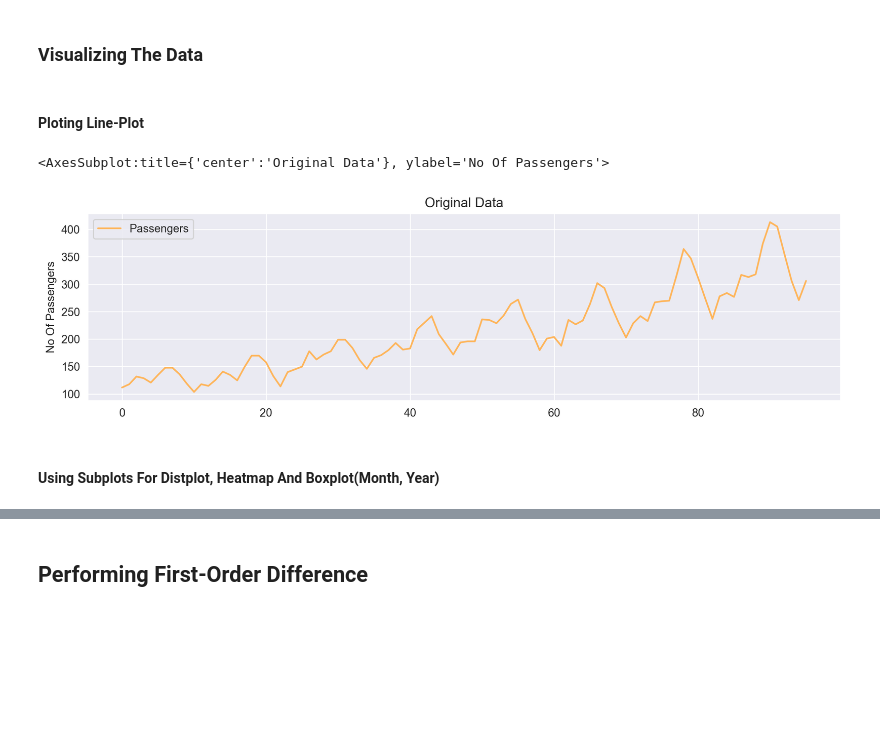
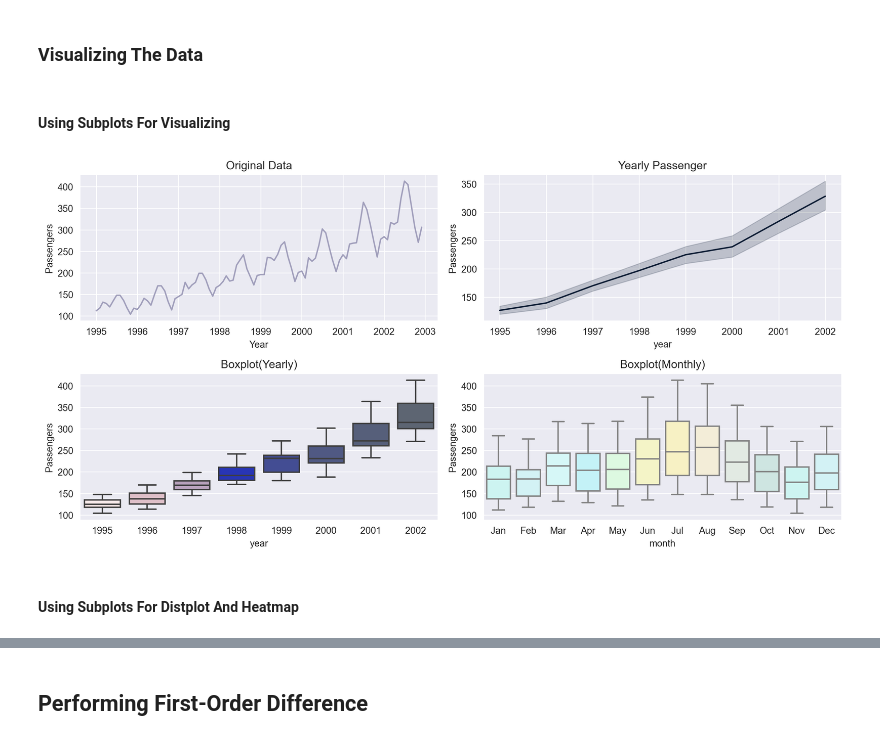
Before and after one commit to kunal-mallick/Data-Science-Assignments, a Jupyter notebook: Assignment_18_Forecasting/Code/Q1_AirlinesData.ipynb, the cells around one changed output, grey strips where cells are left out. Drawn from its saved outputs; the diff is of its cells as text; code cells hidden in the pictures; blank space fills up the shorter version.

```diff
--- a/Assignment_18_Forecasting/Code/Q1_AirlinesData.ipynb
+++ b/Assignment_18_Forecasting/Code/Q1_AirlinesData.ipynb
@@ -147,13 +176,25 @@ hm_y_m
 # %% [markdown]
 ### Visualizing The Data
-# %% [markdown]
-#### Ploting Line-Plot
-# %%
-plt.title('Original Data')
-plt.ylabel('No Of Passengers')
-sns.lineplot(data = al, palette = ["#ffb55a"])
-# %% [output]
-<AxesSubplot:title={'center':'Original Data'}, ylabel='No Of Passengers'>
-[figure, removed]
+# %% [markdown]
+#### Using Subplots For Visualizing
+# %%
+fig, ax = plt.subplots(2, 2, figsize=(12, 6))
+
+plt.setp(ax[0, 0], title = 'Original Data')
+plt.setp(ax[0, 0], xlabel='Year')
+sns.lineplot(x = al['Date'], y = al['Passengers'], ax = ax[0, 0], color = '#a09ebb')
+
+plt.setp(ax[0, 1], title = 'Yearly Passenger')
+sns.lineplot(x=al['year'],y=al['Passengers'], ax = ax[0, 1] , color = "#0c1b33")
+
+ax[1, 0].title.set_text('Boxplot(Yearly)')
+sns.boxplot(x = 'year', y = 'Passengers', data = al, ax = ax[1, 0], palette = ['#fde8e9', '#e3bac6', '#bc9ec1', '#1122cc', '#3543a1', '#47548b', '#505c80', '#596475'])
+
+ax[1, 1].title.set_text('Boxplot(Monthly)')
+sns.boxplot(x = 'month', y = 'Passengers', data = al, ax = ax[1, 1], palette = ['#c6fbf6', '#cdf7fb', '#d0fcfd', '#bbf9ff', '#d8fede', '#fbfcbf', '#fff8bc', '#f7efd4', '#e1ebe2', '#cae9e4'])
+
+plt.tight_layout()
+# %% [output]
+[figure, added]
 # %% [markdown]
-#### Using Subplots For Distplot, Heatmap And Boxplot(Month, Year)
+#### Using Subplots For Distplot And Heatmap
```
Also changed, not shown: parts of 11 cells of this notebook.
